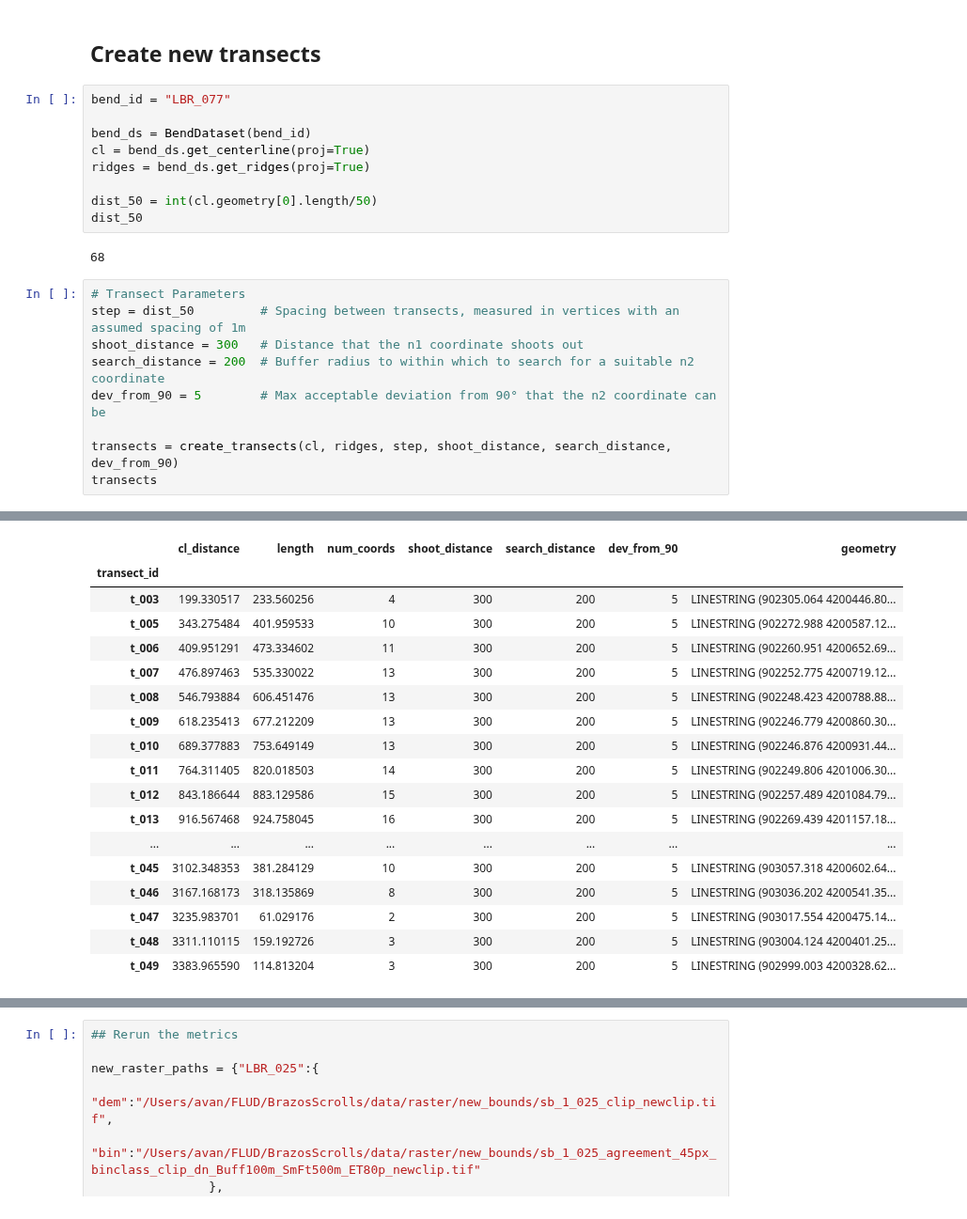
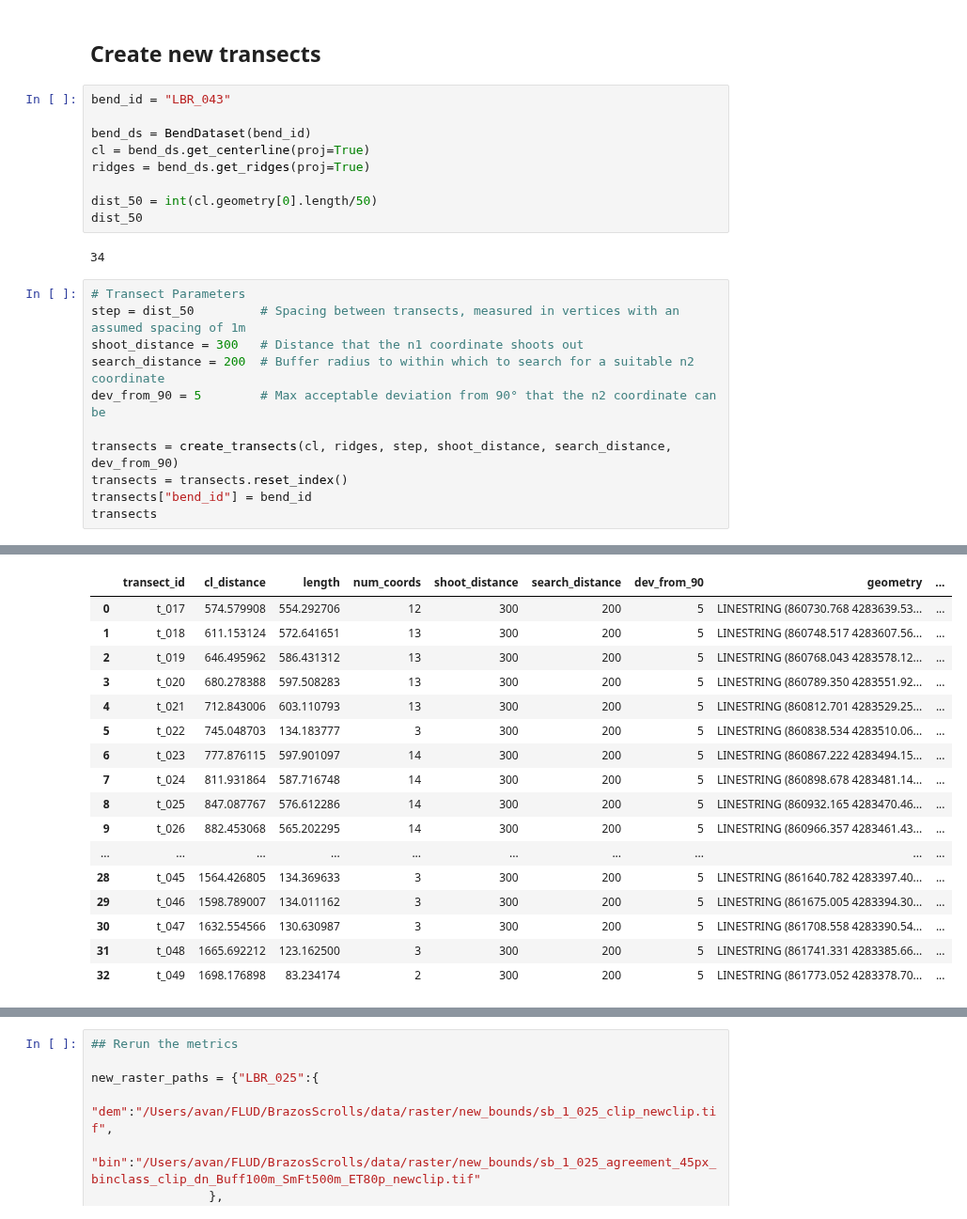
Before and after one commit to tamu-edu/scrollstats, a Jupyter notebook: UpdateGeometries.ipynb, the cells around one changed output, grey strips where cells are left out. Shown at 94% size. Drawn from its saved outputs; the diff is of its cells as text.

```diff
--- a/UpdateGeometries.ipynb
+++ b/UpdateGeometries.ipynb
@@ -110,7 +139,7 @@ plt.imshow(arr)
 # %% [markdown]
 ## Create new transects
 # %%
-bend_id = "LBR_077"
+bend_id = "LBR_043"
 
 bend_ds = BendDataset(bend_id)
 cl = bend_ds.get_centerline(proj=True)
@@ -119,7 +148,7 @@ ridges = bend_ds.get_ridges(proj=True)
 dist_50 = int(cl.geometry[0].length/50)
 dist_50
 # %% [output]
-68
+34
 # %%
 # Transect Parameters
 step = dist_50         # Spacing between transects, measured in vertices with an assumed spacing of 1m
@@ -128,5 +157,7 @@ search_distance = 200  # Buffer radius to within which to search for a suitable
 dev_from_90 = 5        # Max acceptable deviation from 90° that the n2 coordinate can be
 
 transects = create_transects(cl, ridges, step, shoot_distance, search_distance, dev_from_90)
+transects = transects.reset_index()
+transects["bend_id"] = bend_id
 transects
 # %% [output]
@@ -150,18 +181,17 @@ TRANSECT TERMINATED (iter=2): n1 shot failed to intersect any more ridges.
-|  | cl_distance | length | num_coords | shoot_distance | search_distance | dev_from_90 | geometry |
-| transect_id |  |  |  |  |  |  |  |
-| t_003 | 199.330517 | 233.560256 | 4 | 300 | 200 | 5 | LINESTRING (902305.064 4200446.80... |
-| t_005 | 343.275484 | 401.959533 | 10 | 300 | 200 | 5 | LINESTRING (902272.988 4200587.12... |
-| t_006 | 409.951291 | 473.334602 | 11 | 300 | 200 | 5 | LINESTRING (902260.951 4200652.69... |
-| t_007 | 476.897463 | 535.330022 | 13 | 300 | 200 | 5 | LINESTRING (902252.775 4200719.12... |
-| t_008 | 546.793884 | 606.451476 | 13 | 300 | 200 | 5 | LINESTRING (902248.423 4200788.88... |
-| t_009 | 618.235413 | 677.212209 | 13 | 300 | 200 | 5 | LINESTRING (902246.779 4200860.30... |
-| t_010 | 689.377883 | 753.649149 | 13 | 300 | 200 | 5 | LINESTRING (902246.876 4200931.44... |
-| t_011 | 764.311405 | 820.018503 | 14 | 300 | 200 | 5 | LINESTRING (902249.806 4201006.30... |
-| t_012 | 843.186644 | 883.129586 | 15 | 300 | 200 | 5 | LINESTRING (902257.489 4201084.79... |
-| t_013 | 916.567468 | 924.758045 | 16 | 300 | 200 | 5 | LINESTRING (902269.439 4201157.18... |
-| ... | ... | ... | ... | ... | ... | ... | ... |
-| t_045 | 3102.348353 | 381.284129 | 10 | 300 | 200 | 5 | LINESTRING (903057.318 4200602.64... |
-| t_046 | 3167.168173 | 318.135869 | 8 | 300 | 200 | 5 | LINESTRING (903036.202 4200541.35... |
-| t_047 | 3235.983701 | 61.029176 | 2 | 300 | 200 | 5 | LINESTRING (903017.554 4200475.14... |
-| t_048 | 3311.110115 | 159.192726 | 3 | 300 | 200 | 5 | LINESTRING (903004.124 4200401.25... |
-| t_049 | 3383.965590 | 114.813204 | 3 | 300 | 200 | 5 | LINESTRING (902999.003 4200328.62... |
+|  | transect_id | cl_distance | length | num_coords | shoot_distance | search_distance | dev_from_90 | geometry | ... |
+| 0 | t_017 | 574.579908 | 554.292706 | 12 | 300 | 200 | 5 | LINESTRING (860730.768 4283639.53... | ... |
+| 1 | t_018 | 611.153124 | 572.641651 | 13 | 300 | 200 | 5 | LINESTRING (860748.517 4283607.56... | ... |
+| 2 | t_019 | 646.495962 | 586.431312 | 13 | 300 | 200 | 5 | LINESTRING (860768.043 4283578.12... | ... |
+| 3 | t_020 | 680.278388 | 597.508283 | 13 | 300 | 200 | 5 | LINESTRING (860789.350 4283551.92... | ... |
+| 4 | t_021 | 712.843006 | 603.110793 | 13 | 300 | 200 | 5 | LINESTRING (860812.701 4283529.25... | ... |
+| 5 | t_022 | 745.048703 | 134.183777 | 3 | 300 | 200 | 5 | LINESTRING (860838.534 4283510.06... | ... |
+| 6 | t_023 | 777.876115 | 597.901097 | 14 | 300 | 200 | 5 | LINESTRING (860867.222 4283494.15... | ... |
+| 7 | t_024 | 811.931864 | 587.716748 | 14 | 300 | 200 | 5 | LINESTRING (860898.678 4283481.14... | ... |
+| 8 | t_025 | 847.087767 | 576.612286 | 14 | 300 | 200 | 5 | LINESTRING (860932.165 4283470.46... | ... |
+| 9 | t_026 | 882.453068 | 565.202295 | 14 | 300 | 200 | 5 | LINESTRING (860966.357 4283461.43... | ... |
+| ... | ... | ... | ... | ... | ... | ... | ... | ... | ... |
+| 28 | t_045 | 1564.426805 | 134.369633 | 3 | 300 | 200 | 5 | LINESTRING (861640.782 4283397.40... | ... |
+| 29 | t_046 | 1598.789007 | 134.011162 | 3 | 300 | 200 | 5 | LINESTRING (861675.005 4283394.30... | ... |
+| 30 | t_047 | 1632.554566 | 130.630987 | 3 | 300 | 200 | 5 | LINESTRING (861708.558 4283390.54... | ... |
+| 31 | t_048 | 1665.692212 | 123.162500 | 3 | 300 | 200 | 5 | LINESTRING (861741.331 4283385.66... | ... |
+| 32 | t_049 | 1698.176898 | 83.234174 | 2 | 300 | 200 | 5 | LINESTRING (861773.052 4283378.70... | ... |
```
Also changed, not shown: parts of 18 cells of this notebook.
